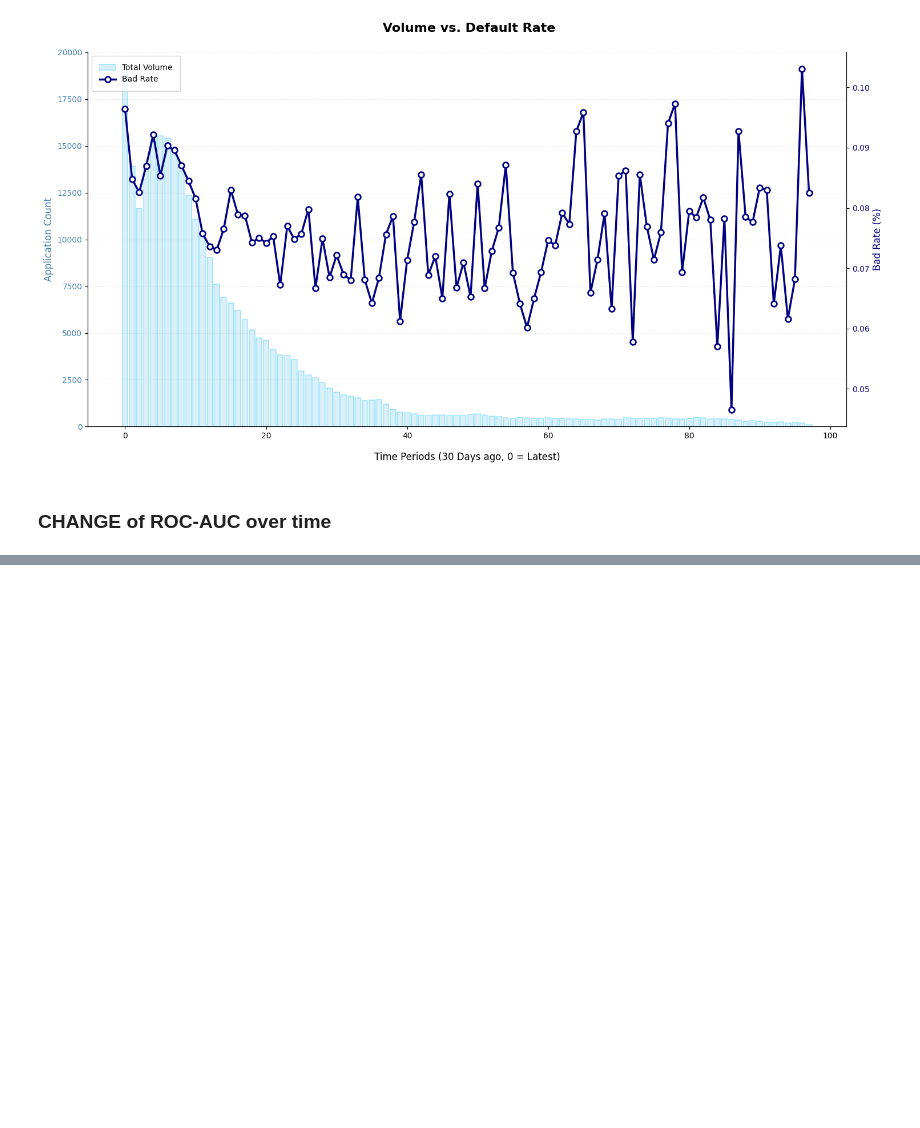
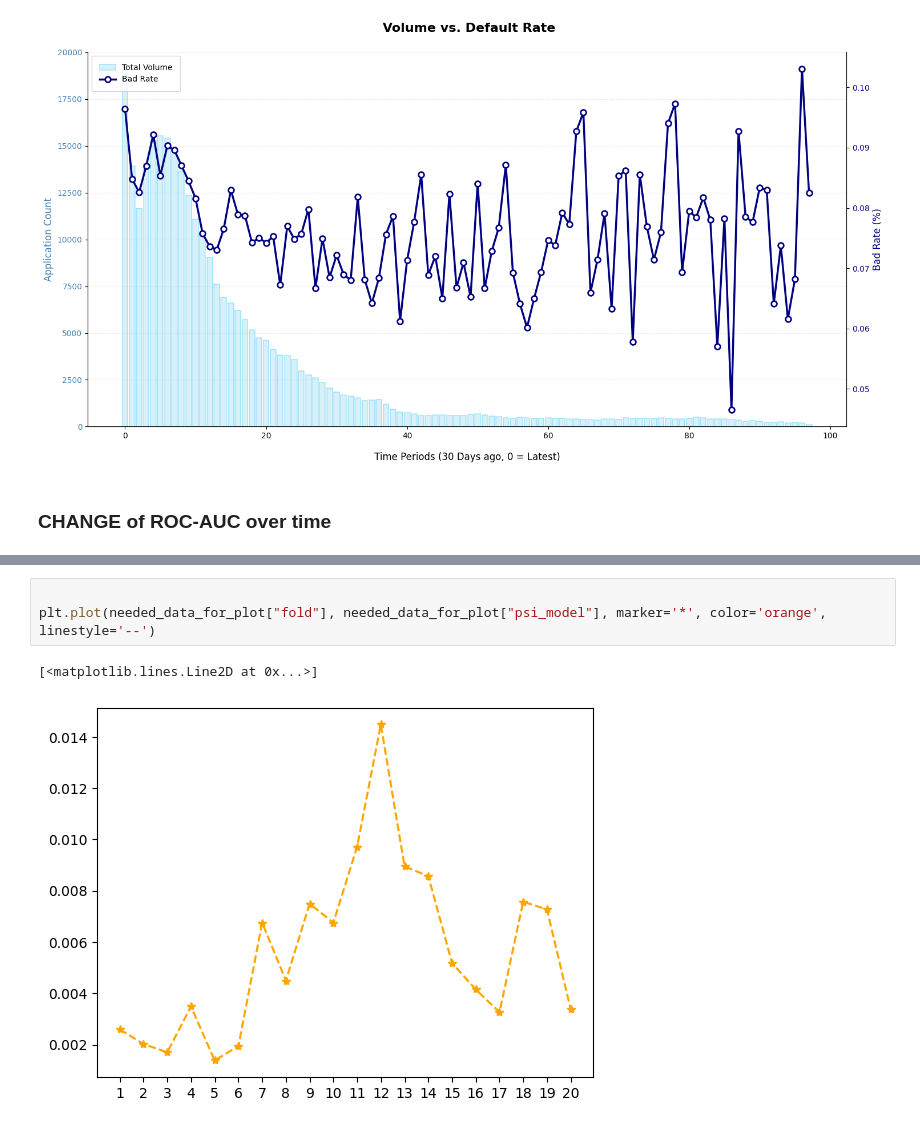
Before and after one commit to dilshodazamjonov/Feature-Selection-Research, a Jupyter notebook: Notebooks/analysis.ipynb, the cells around one changed output, grey strips where cells are left out. Saved outputs shown, nothing was run; the diff lists cells and outputs as text; blank space fills up the shorter version.

```diff
--- a/Notebooks/analysis.ipynb
+++ b/Notebooks/analysis.ipynb
@@ -92,0 +108,6 @@ plt.show()
+# %%
+
+plt.plot(needed_data_for_plot["fold"], needed_data_for_plot["psi_model"], marker='*', color='orange', linestyle='--')
+# %% [output]
+[<matplotlib.lines.Line2D at 0x...>]
+[figure, added]
```
Also changed, not shown: parts of 3 cells of this notebook.
